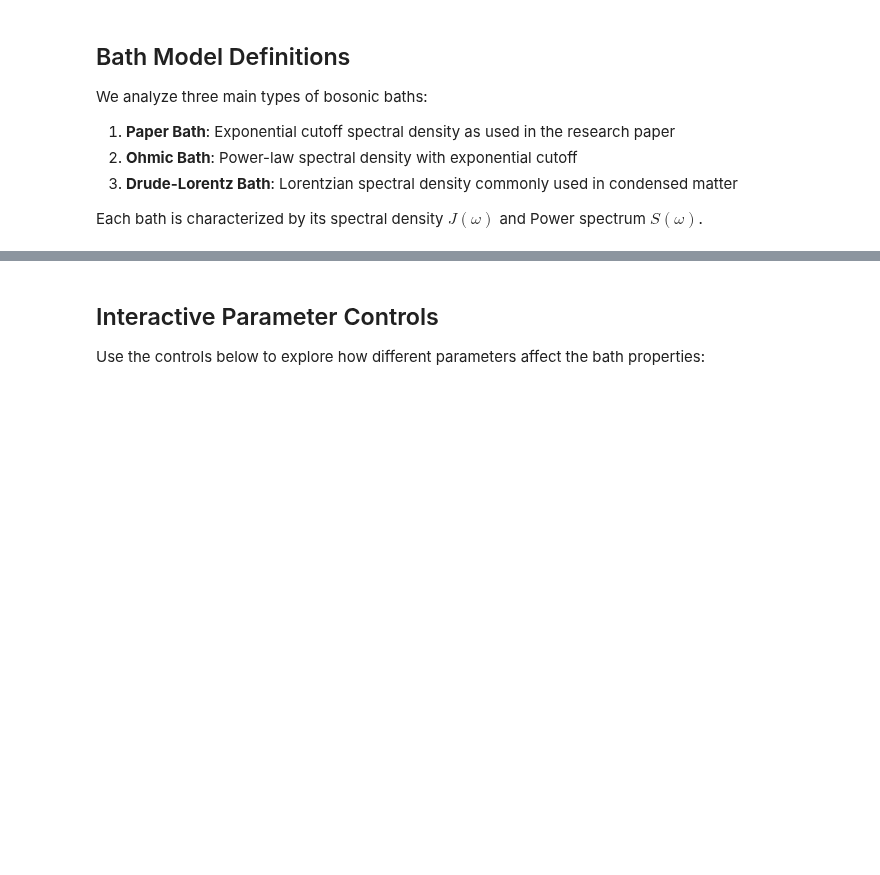
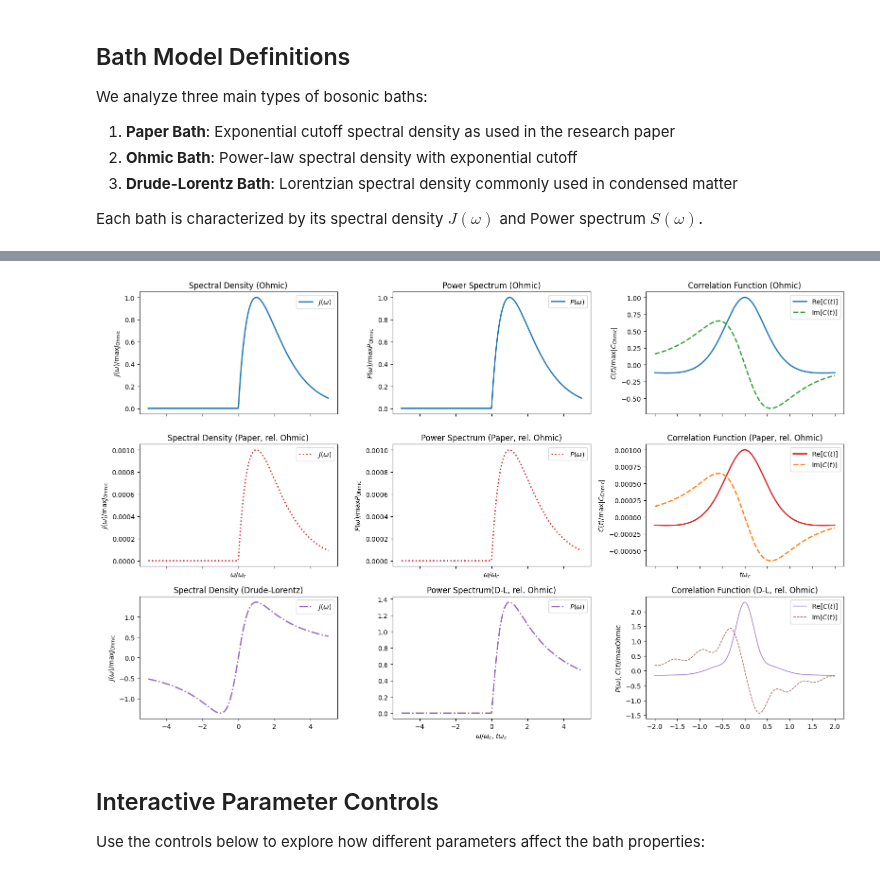
Before and after one commit to LBPhysics/2025_master_thesis_leopold_bodamer, a Jupyter notebook: code/python/notebooks/test_baths.ipynb, the cells around one changed output, grey strips where cells are left out. Cells and saved outputs as stored; diff of their text form; code cells hidden in the pictures; blank space fills up the shorter version.

```diff
--- a/code/python/notebooks/test_baths.ipynb
+++ b/code/python/notebooks/test_baths.ipynb
@@ -158,7 +163,10 @@ Lorentzian_env = BosonicEnvironment.from_spectral_density(
 )
 
 # Frequency range for each bath
-omega = np.linspace(-0.5 * args_["cutoff"], 5 * args_["cutoff"], 500)
+omega = np.linspace(-5 * args_["cutoff"], 5 * args_["cutoff"], 500)
+
+# Time axes for correlation functions
+times = np.linspace(-2 / args_["cutoff"], 2 / args_["cutoff"], 500)
 
 # Power spectrum and spectral density for each bath
 P_vals_paper = power_spectrum_func_paper(omega, args_)
@@ -177,9 +185,6 @@ P_fct_ohmic = bath_ohmic.power_spectrum
 
 P_vals_ohmic = P_fct_ohmic(omega)
 J_vals_ohmic = spec_fct_ohmic(omega)
-
-# Time axes for correlation functions
-times = np.linspace(0, 2 / args_["cutoff"], 500)
 
 corr_paper = BosonicEnvironment.from_power_spectrum( # TODO NOT 100% with paper -> used qutip to compute correlation function
     lambda w: power_spectrum_func_paper(w, args_),
@@ -226,33 +231,35 @@ axes[1, 1].set_ylabel(r"$P(\omega) / \max P_\mathrm{Ohmic}$")
 axes[1, 1].set_title("Power Spectrum (Paper, rel. Ohmic)")
 axes[1, 1].legend()
 
 axes[1, 2].plot(times * args_["cutoff"], np.real(corr_paper) / C_max_ohmic, color='C3', linestyle='solid', label=r"Re$[C(t)]$", linewidth=2)
 axes[1, 2].plot(times * args_["cutoff"], np.imag(corr_paper) / C_max_ohmic, color='C1', linestyle='dashed', label=r"Im$[C(t)]$", linewidth=2)
 axes[1, 2].set_xlabel(r"$t \omega_c$")
 axes[1, 2].set_ylabel(r"$C(t) / \max |C_\mathrm{Ohmic}|$")
 axes[1, 2].set_title("Correlation Function (Paper, rel. Ohmic)")
 axes[1, 2].legend()
 
 
 # --- Drude-Lorentz Bath Subplots (third row, normalized to Ohmic) ---
 axes[2, 0].plot(omega / args_["cutoff"], J_vals_drude_lorentz / J_max_ohmic, color='C4', linestyle='dashdot', label=r"$J(\omega)$", linewidth=2)
 axes[2, 0].set_ylabel(r"$J(\omega) / \max J_\mathrm{Ohmic}$")
 axes[2, 0].set_title("Spectral Density (Drude-Lorentz)")
 axes[2, 0].legend()
 
 axes[2, 1].plot(omega / args_["cutoff"], P_vals_drude_lorentz / P_max_ohmic, color='C4', linestyle='dashdot', label=r"$P(\omega)$", linewidth=2)
 axes[2, 1].set_xlabel(r"$\omega / \omega_c$, $t \omega_c$")
 axes[2, 1].set_title("Power Spectrum(D-L, rel. Ohmic)")
 axes[2, 1].legend()
 
 axes[2, 2].plot(times * args_["cutoff"], np.real(corr_DL) / C_max_ohmic, color='C4', linestyle='solid', label=r"Re$[C(t)]$", linewidth=1)
 axes[2, 2].plot(times * args_["cutoff"], np.imag(corr_DL) / C_max_ohmic, color='C5', linestyle='dashed', label=r"Im$[C(t)]$", linewidth=1)
 axes[2, 2].set_ylabel(r"$P(\omega), C(t) / \max \mathrm{Ohmic}$")
 axes[2, 2].set_title("Correlation Function (D-L, rel. Ohmic)")
 axes[2, 2].legend()
 
 plt.tight_layout()
 plt.show()
+# %% [output]
+[figure, added]
 # %% [markdown]
 ## Interactive Parameter Controls
 
```
Also changed, not shown: parts of 5 cells of this notebook, 8 other files.
